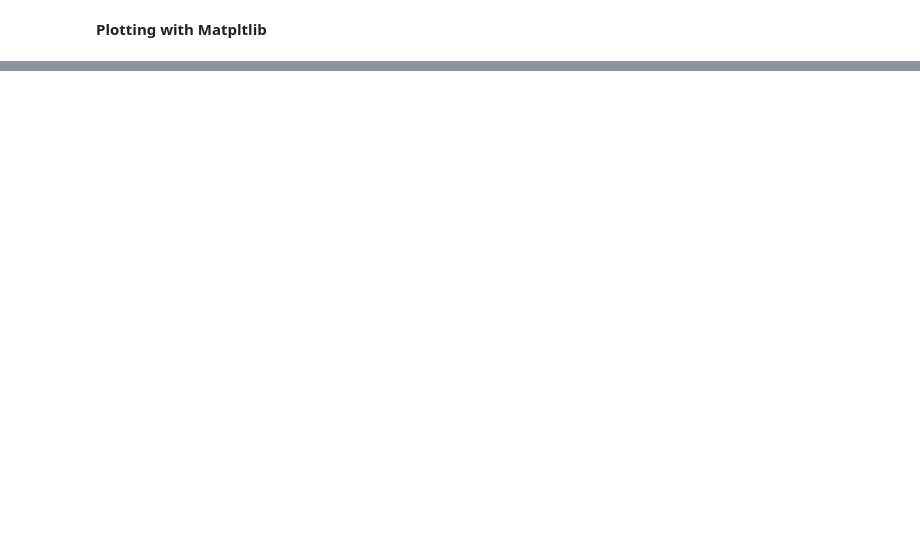
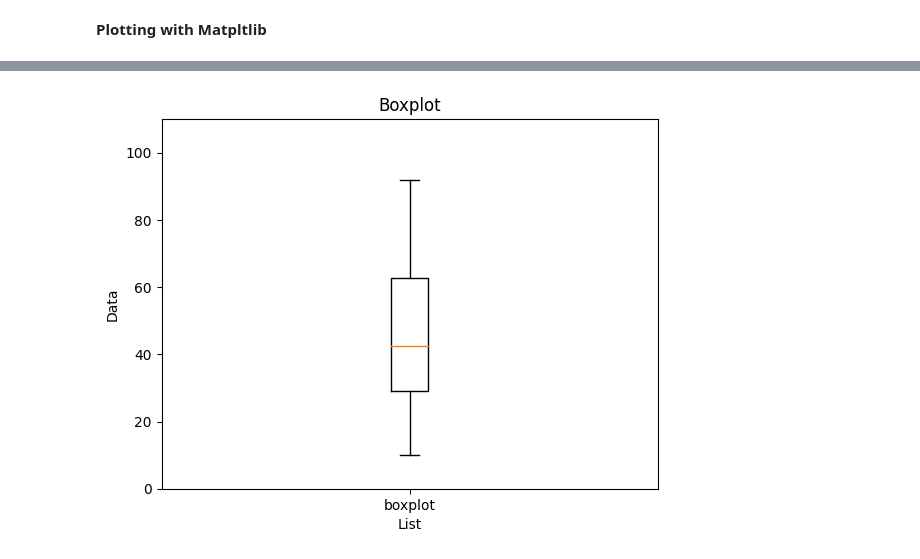
Before and after one commit to KhmAsif/IMSE441Spring24, a Jupyter notebook: Bootcamp.ipynb, the cells around one changed output, grey strips where cells are left out. Cells and saved outputs as stored; diff of their text form; code cells hidden in the pictures; blank space fills up the shorter version.

```diff
--- a/Bootcamp.ipynb
+++ b/Bootcamp.ipynb
@@ -515,0 +737,10 @@ plt.show()
+# %%
+plt.boxplot(x=n_x, labels=['boxplot'])
+plt.xlabel('List')
+plt.ylabel('Data')
+plt.xlim(0,2)
+plt.ylim(0,110)
+plt.title('Boxplot')
+plt.show()
+# %% [output]
+[figure, added]
```
Also changed, not shown: parts of 86 cells of this notebook.
